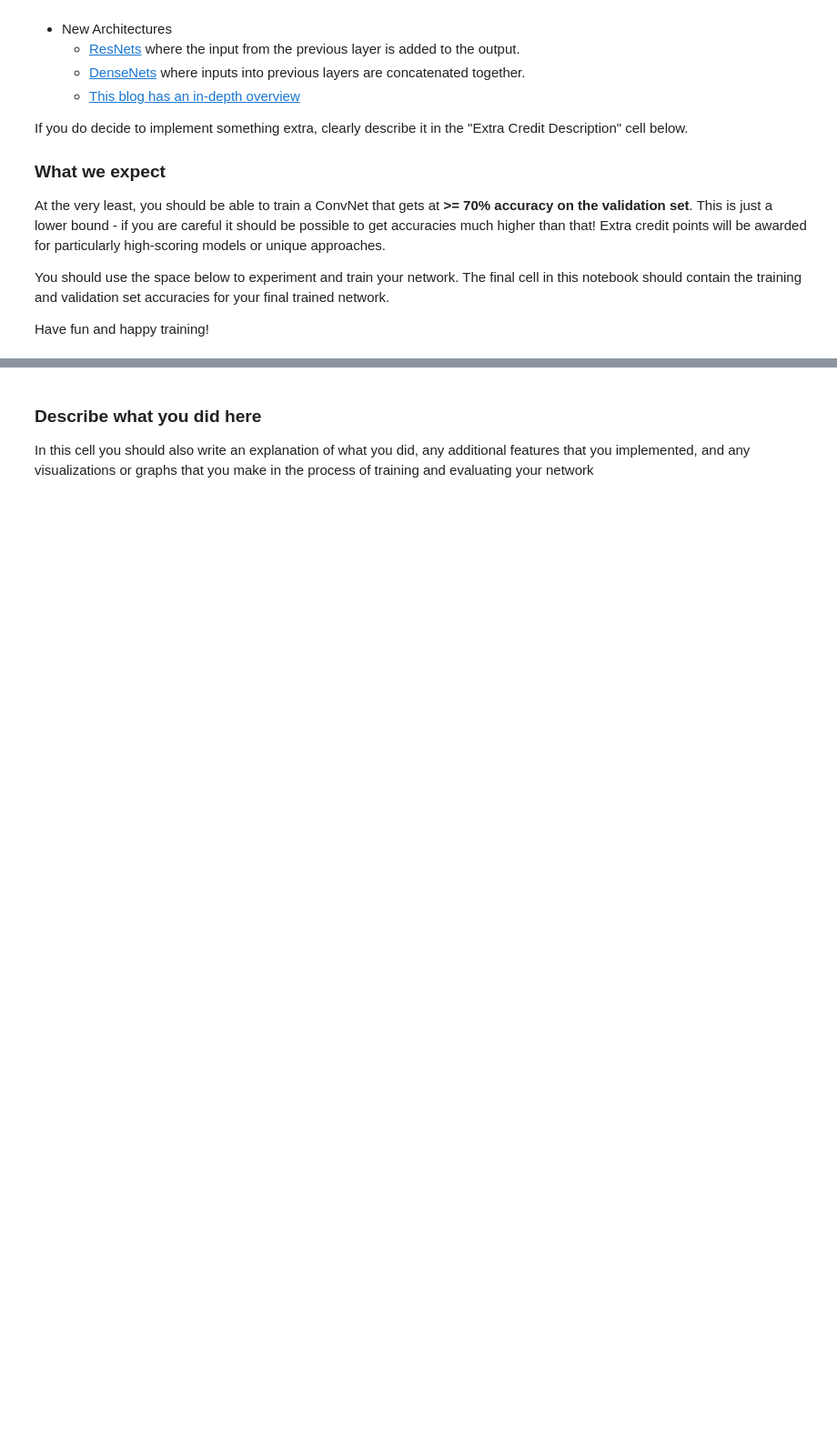
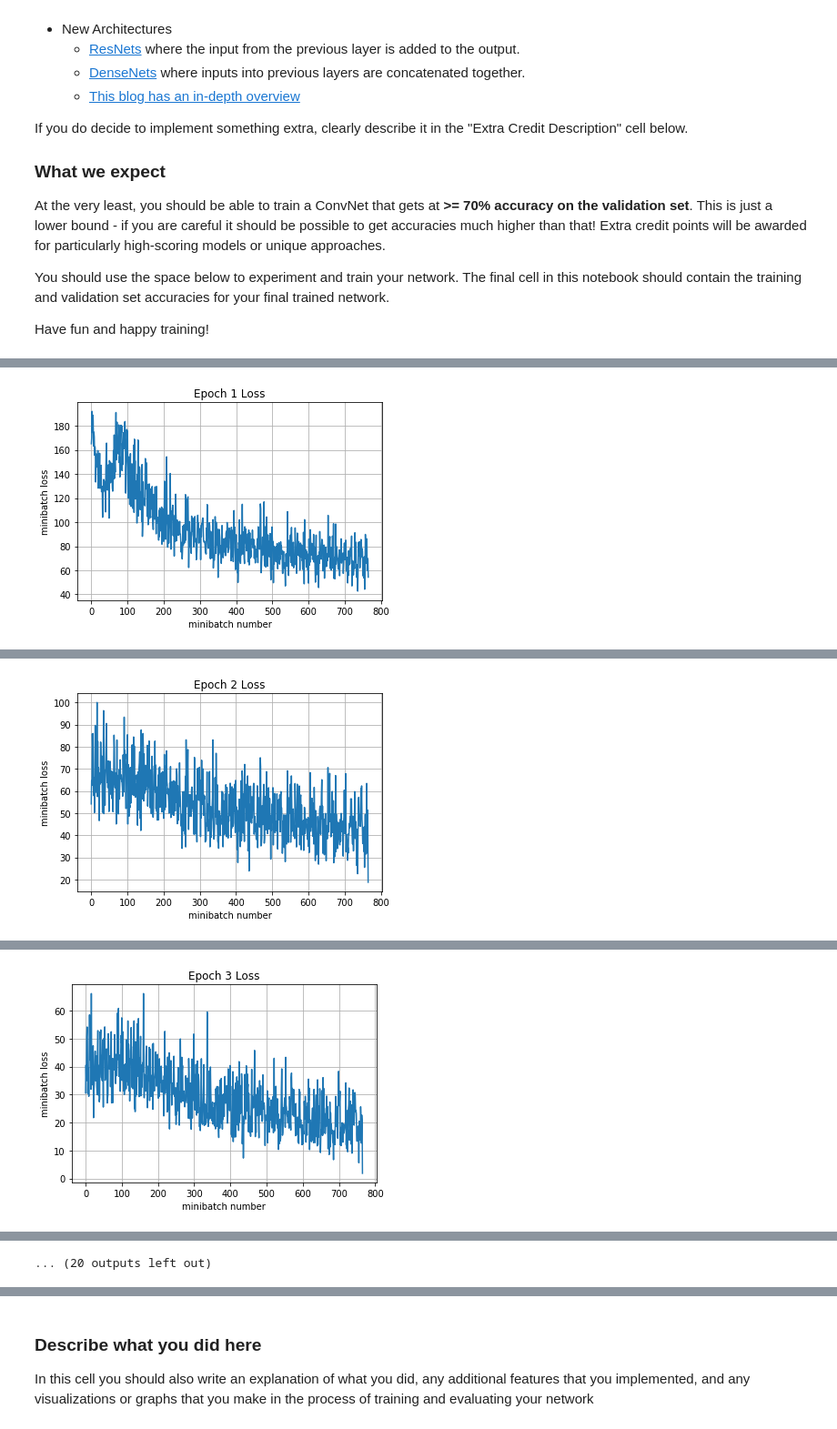
Before and after one commit to Constannnnnt/Deep-Learning-for-Computer-Vision, a Jupyter notebook: assignment2/TensorFlow.ipynb, the cells around one changed output, grey strips where cells are left out. Shown at 91% size. Cells and saved outputs as stored; diff of their text form; code cells hidden in the pictures; blank space fills up the shorter version.

```diff
--- a/assignment2/TensorFlow.ipynb
+++ b/assignment2/TensorFlow.ipynb
@@ -351,9 +351,8 @@ First, set up an **RMSprop optimizer** (using a 1e-3 learning rate) and a **cros
 #    mean_loss: a TensorFlow variable (scalar) with numerical loss
 #    optimizer: a TensorFlow optimizer
 # This should be ~3 lines of code!
-mean_loss = None
-optimizer = None
-pass
+mean_loss = tf.reduce_mean(tf.nn.softmax_cross_entropy_with_logits(labels = tf.one_hot(y, 10), logits=y_out))
+optimizer = tf.train.RMSPropOptimizer(learning_rate = 0.001)
 # %%
 # batch normalization in tensorflow requires this extra dependency
 extra_update_ops = tf.get_collection(tf.GraphKeys.UPDATE_OPS)
@@ -425,8 +440,25 @@ Have fun and happy training!
 # %%
 # Feel free to play with this cell
 
+def leakyrelu(x, alpha):
+  return tf.nn.relu(x) - alpha * tf.nn.relu(-x)
+
 def my_model(X,y,is_training):
-    pass
+    #conv->relu->bn
+    conv_layer1 = tf.layers.conv2d(inputs = X, filters=32, padding = 'same', kernel_size = 3, strides = 1, activation=tf.nn.relu)
+    bn_layer1 = tf.layers.batch_normalization(inputs = conv_layer1, training = is_training)
+    #conv->relu->bn->pool
+    conv_layer2 = tf.layers.conv2d(inputs = bn_layer1, filters = 64, padding = 'same', kernel_size = 3, strides = 1, activation = tf.nn.relu)
+    bn_layer2 = tf.layers.batch_normalization(inputs = conv_layer2, training = is_training)
+    maxpool_layer1 = tf.layers.max_pooling2d(inputs = bn_layer2, pool_size = 2, strides = 2)
+
+    flat = tf.reshape(maxpool_layer1, [-1, 16384])
+    fc = tf.layers.dense(inputs = flat, units = 1024, activation = None)
+    fc_leakyrelu = leakyrelu(fc, 0.001)
+    bn_layer3 = tf.layers.batch_normalization(inputs = fc_leakyrelu, training = is_training)
+    yout = tf.layers.dense(inputs = bn_layer3, units = 10, activation = None)
+
+    return yout
 
 tf.reset_default_graph()
 
@@ -435,8 +467,8 @@ y = tf.placeholder(tf.int64, [None])
 is_training = tf.placeholder(tf.bool)
 
 y_out = my_model(X,y,is_training)
-mean_loss = None
-optimizer = None
+mean_loss = tf.reduce_mean(tf.nn.softmax_cross_entropy_with_logits(labels = tf.one_hot(y, 10), logits=y_out))
+optimizer = tf.train.RMSPropOptimizer(learning_rate = 0.001)
 
 
 pass
@@ -454,6 +486,7 @@ sess = tf.Session()
 
 sess.run(tf.global_variables_initializer())
 print('Training')
-run_model(sess,y_out,mean_loss,X_train,y_train,10,64,100,train_step,True)
+run_model(sess,y_out,mean_loss,X_train,y_train,15,64,100,train_step,True)
 print('Validation')
 run_model(sess,y_out,mean_loss,X_val,y_val,1,64)
+# %% [output]
@@ -459,0 +503 @@ run_model(sess,y_out,mean_loss,X_val,y_val,1,64)
+[figure, added]
@@ -459,0 +513 @@ run_model(sess,y_out,mean_loss,X_val,y_val,1,64)
+[figure, added]
@@ -459,0 +522 @@ run_model(sess,y_out,mean_loss,X_val,y_val,1,64)
+[figure, added]
@@ -460,3 +552,4 @@ run_model(sess,y_out,mean_loss,X_val,y_val,1,64)
+... (20 outputs left out)
 # %%
 # Test your model here, and make sure
 # the output of this cell is the accuracy
```
Also changed, not shown: parts of 10 cells of this notebook, 5 other files.
